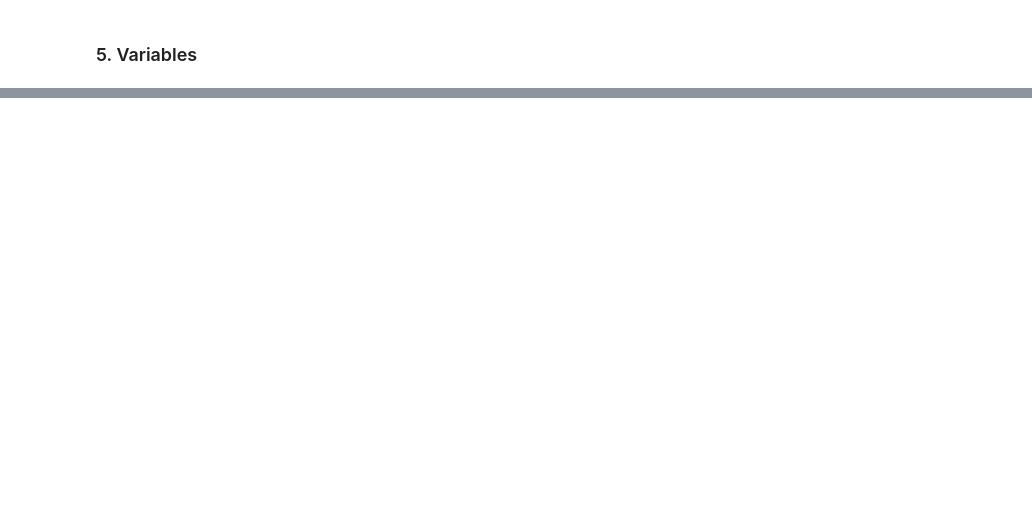
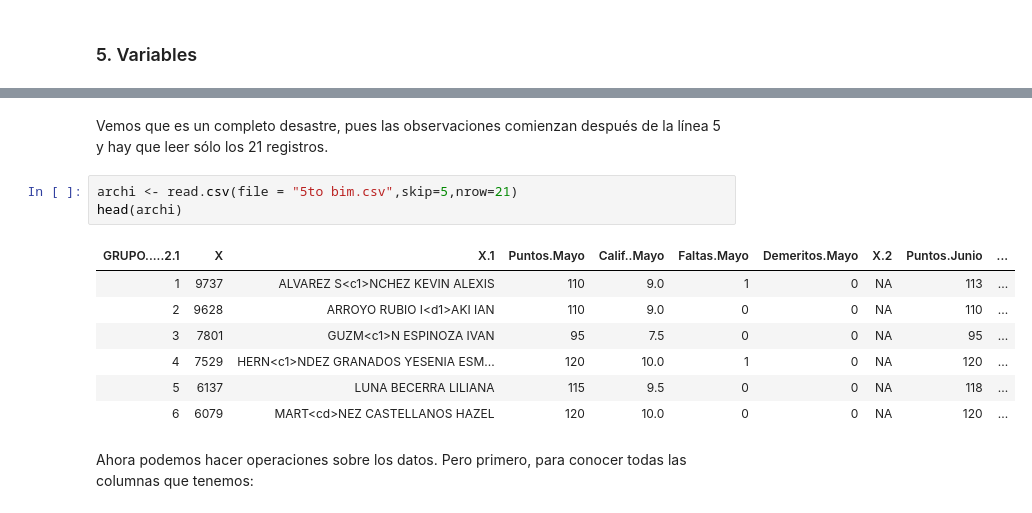
Before and after one commit to juanpedrovasquez/CUCII-StatsEdu, a Jupyter notebook: 01_Apuntes.ipynb, the cells around one changed output, grey strips where cells are left out. Drawn from its saved outputs; the diff is of its cells as text; blank space fills up the shorter version.

```diff
--- a/01_Apuntes.ipynb
+++ b/01_Apuntes.ipynb
@@ -43,0 +164,15 @@
+# %% [markdown]
+Vemos que es un completo desastre, pues las observaciones comienzan después de la línea 5 y hay que leer sólo los 21 registros.
+# %%
+archi <- read.csv(file = "5to bim.csv",skip=5,nrow=21)
+head(archi)
+# %% [output]
+| GRUPO.....2.1 | X | X.1 | Puntos.Mayo | Calif..Mayo | Faltas.Mayo | Demeritos.Mayo | X.2 | Puntos.Junio | ... |
+| 1 | 9737 | ALVAREZ S<c1>NCHEZ KEVIN ALEXIS | 110 | 9.0 | 1 | 0 | NA | 113 | ... |
+| 2 | 9628 | ARROYO RUBIO I<d1>AKI IAN | 110 | 9.0 | 0 | 0 | NA | 110 | ... |
+| 3 | 7801 | GUZM<c1>N ESPINOZA IVAN | 95 | 7.5 | 0 | 0 | NA | 95 | ... |
+| 4 | 7529 | HERN<c1>NDEZ GRANADOS YESENIA ESM... | 120 | 10.0 | 1 | 0 | NA | 120 | ... |
+| 5 | 6137 | LUNA BECERRA LILIANA | 115 | 9.5 | 0 | 0 | NA | 118 | ... |
+| 6 | 6079 | MART<cd>NEZ CASTELLANOS HAZEL | 120 | 10.0 | 0 | 0 | NA | 120 | ... |
+# %% [markdown]
+Ahora podemos hacer operaciones sobre los datos. Pero primero, para conocer todas las columnas que tenemos:
```
Also changed, not shown: parts of 37 cells of this notebook.
